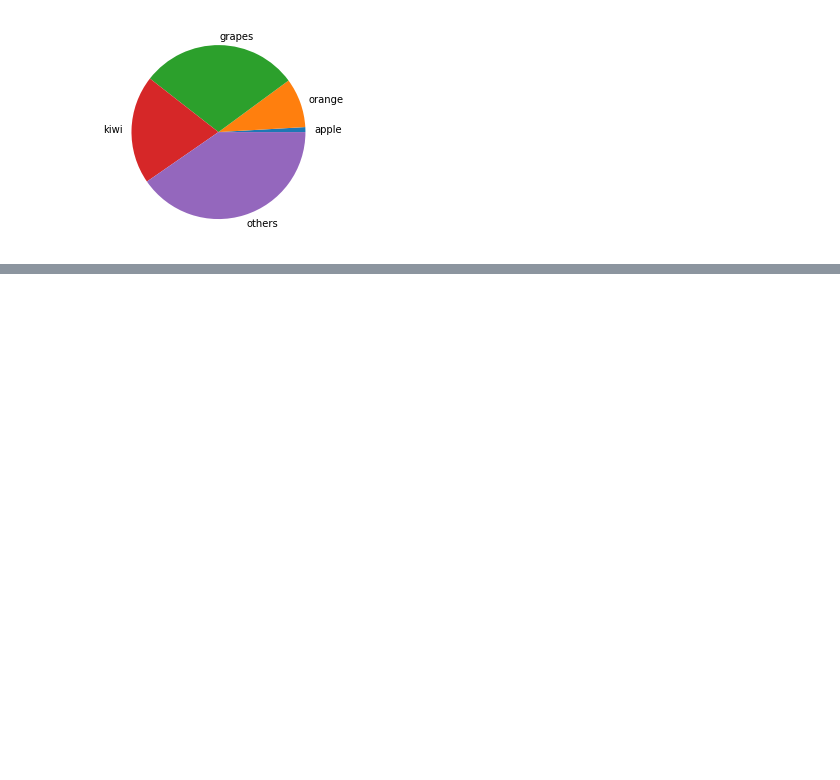
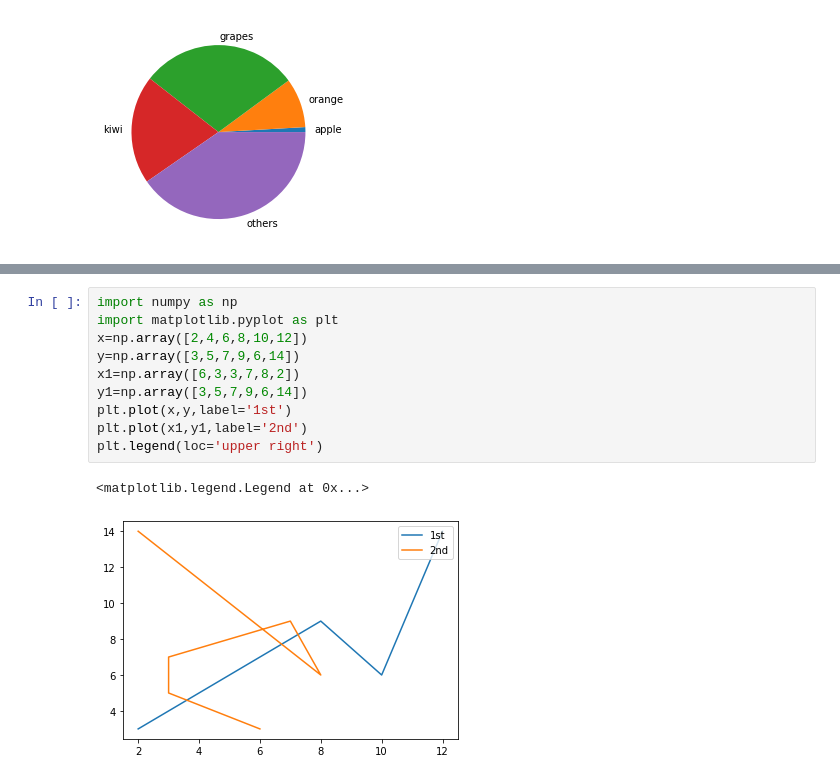
Before and after one commit to AswathiManoj0/S3, a Jupyter notebook: DATASCIENCE/graph.py.ipynb, the cells around one changed output, grey strips where cells are left out. Drawn from its saved outputs; the diff is of its cells as text; blank space fills up the shorter version.

```diff
--- a/DATASCIENCE/graph.py.ipynb
+++ b/DATASCIENCE/graph.py.ipynb
@@ -68,0 +82,13 @@ plt.show()
+# %%
+import numpy as np
+import matplotlib.pyplot as plt
+x=np.array([2,4,6,8,10,12])
+y=np.array([3,5,7,9,6,14])
+x1=np.array([6,3,3,7,8,2])
+y1=np.array([3,5,7,9,6,14])
+plt.plot(x,y,label='1st')
+plt.plot(x1,y1,label='2nd')
+plt.legend(loc='upper right')
+# %% [output]
+<matplotlib.legend.Legend at 0x...>
+[figure, added]
```
Also changed, not shown: parts of 1 cell of this notebook.
